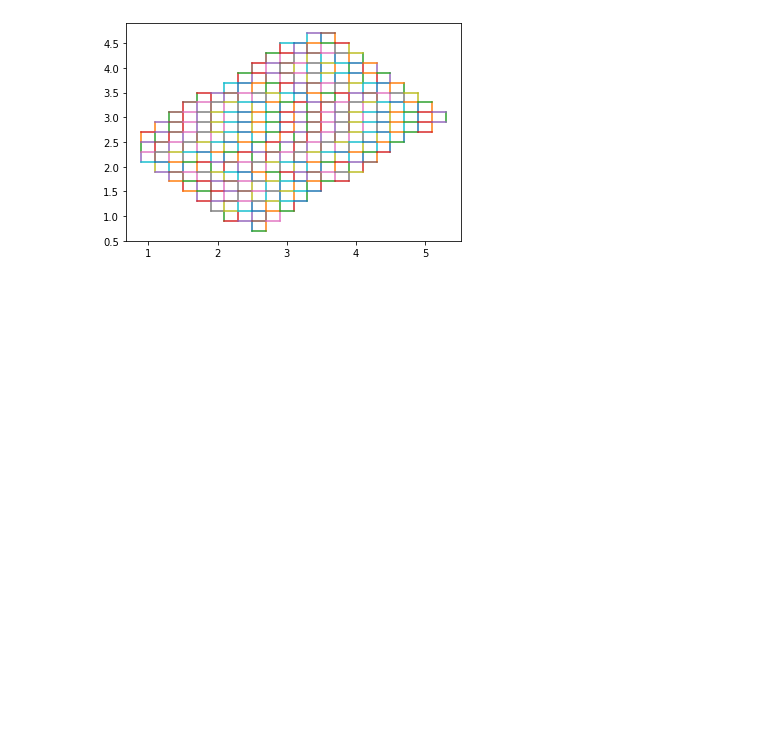
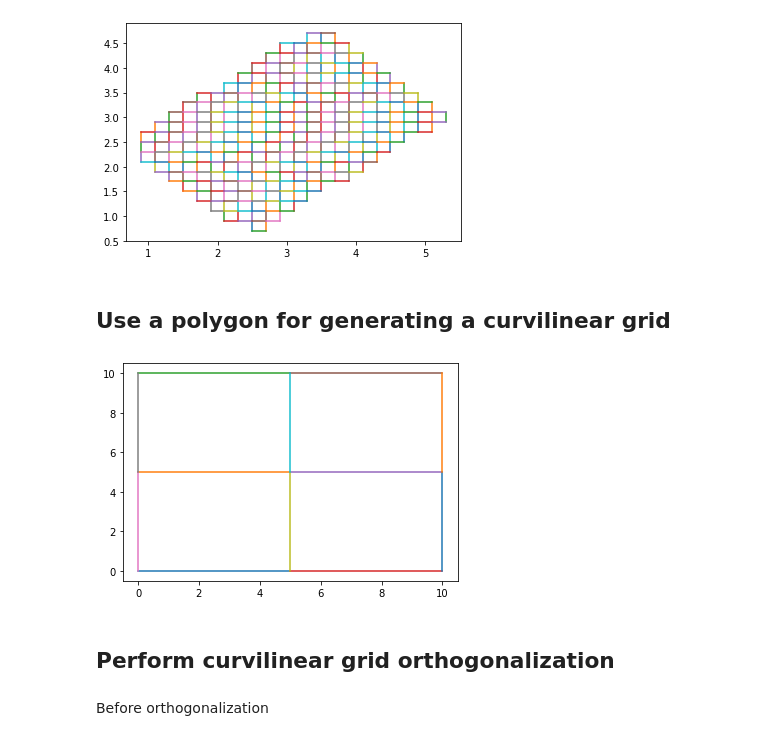
Before and after one commit to Deltares/MeshKernelPy, a Jupyter notebook: docs/examples/04_curvilineargrid_basics.ipynb, the cells around one changed output. Cells and saved outputs as stored; diff of their text form; code cells hidden in the pictures; blank space fills up the shorter version.

Commit message:
Improve test_curvilinear_basics.py

```diff
--- a/docs/examples/04_curvilineargrid_basics.ipynb
+++ b/docs/examples/04_curvilineargrid_basics.ipynb
@@ -203,3 +203,22 @@ fig, ax = plt.subplots()
 curvilinear_grid.plot_edges(ax)
 # %% [output]
 [figure]
+# %% [markdown]
+## Use a polygon for generating a curvilinear grid
+# %%
+node_x = np.array([0, 5, 10, 10, 10, 5, 0, 0, 0], dtype=np.double)
+node_y = np.array([0, 0, 0, 5, 10, 10, 10, 5, 0], dtype=np.double)
+geometry_list = GeometryList(node_x, node_y)
+
+mk = MeshKernel()
+mk.curvilinear_compute_transfinite_from_polygon(geometry_list, 0, 2, 4, False)
+# %%
+curvilinear_grid = mk.curvilineargrid_get()
+fig, ax = plt.subplots()
+curvilinear_grid.plot_edges(ax)
+# %% [output]
+[figure, added]
+# %% [markdown]
+## Perform curvilinear grid orthogonalization
+# %% [markdown]
+Before orthogonalization
```
Also changed, not shown: parts of 7 cells of this notebook, 1 other file.
